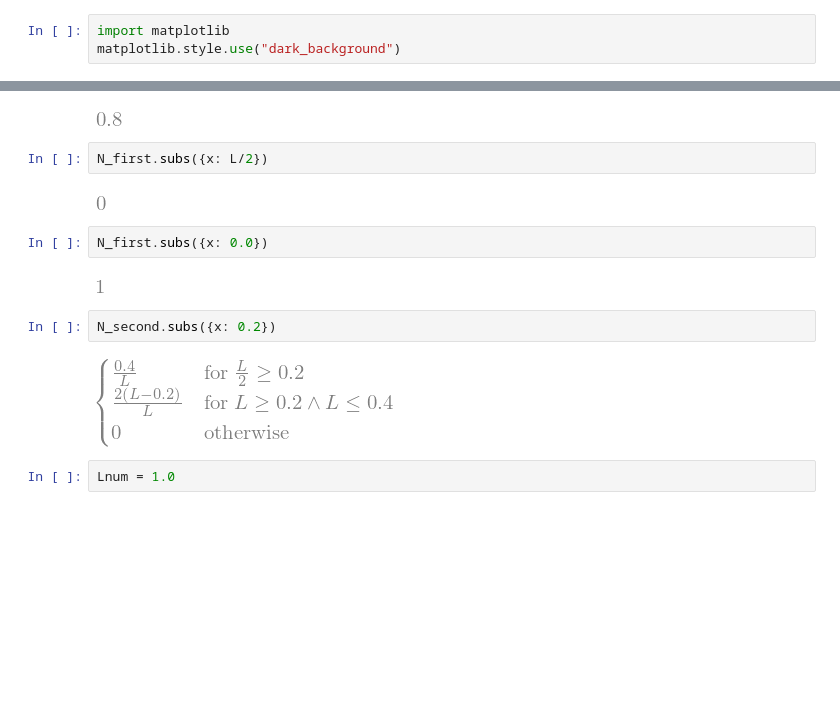
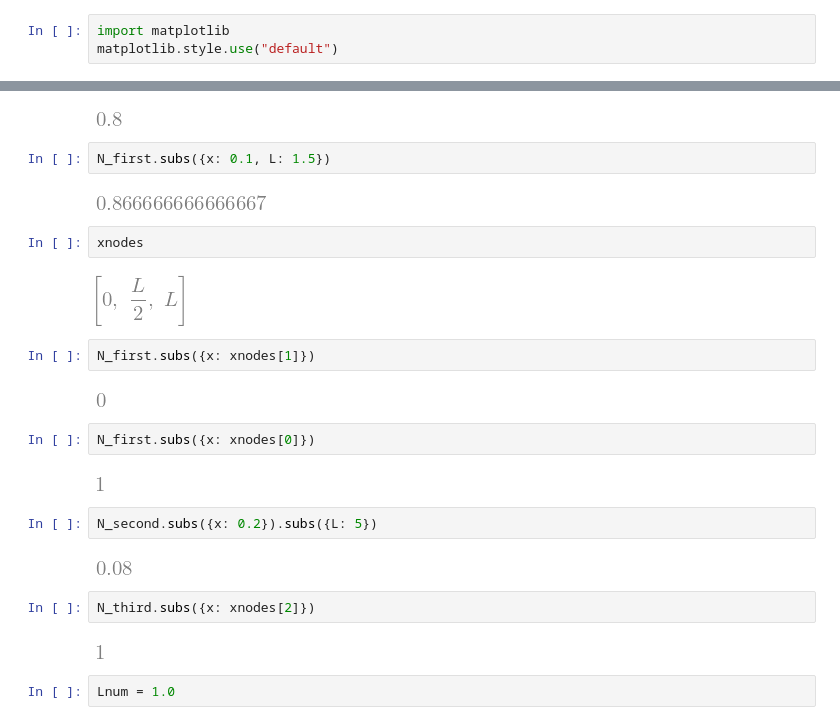
Before and after one commit to f-fathurrahman/ffr-MetodeNumerik, a Jupyter notebook: TF4062_KompRekLanjut/FEM/FEM_1d_symbolic_01.ipynb, the cells around one changed output, grey strips where cells are left out. Cells and saved outputs as stored; diff of their text form; blank space fills up the shorter version.

```diff
--- a/TF4062_KompRekLanjut/FEM/FEM_1d_symbolic_01.ipynb
+++ b/TF4062_KompRekLanjut/FEM/FEM_1d_symbolic_01.ipynb
@@ -26,7 +26,7 @@ IPython.display.set_matplotlib_formats("svg")
 Don't use this if you want to use the default style.
 # %%
 import matplotlib
-matplotlib.style.use("dark_background")
+matplotlib.style.use("default")
 # %% [markdown]
 -----------------
 # %% [markdown]
@@ -168,17 +168,29 @@ N_first.subs({x: 0.1, L: 1.0})
 # %% [output]
 [figure]
 # %%
-N_first.subs({x: L/2})
+N_first.subs({x: 0.1, L: 1.5})
 # %% [output]
-[figure, old version]
+[figure, new version]
+# %%
+xnodes
+# %% [output]
+[figure, added]
+# %%
+N_first.subs({x: xnodes[1]})
+# %% [output]
+[figure, added]
 # %%
-N_first.subs({x: 0.0})
+N_first.subs({x: xnodes[0]})
 # %% [output]
-[figure, old version]
+[figure, new version]
 # %%
-N_second.subs({x: 0.2})
+N_second.subs({x: 0.2}).subs({L: 5})
 # %% [output]
-[figure, old version]
+[figure, new version]
+# %%
+N_third.subs({x: xnodes[2]})
+# %% [output]
+[figure, added]
 # %%
 Lnum = 1.0
 # %%
```
Also changed, not shown: parts of 47 cells of this notebook, 1 other file.
